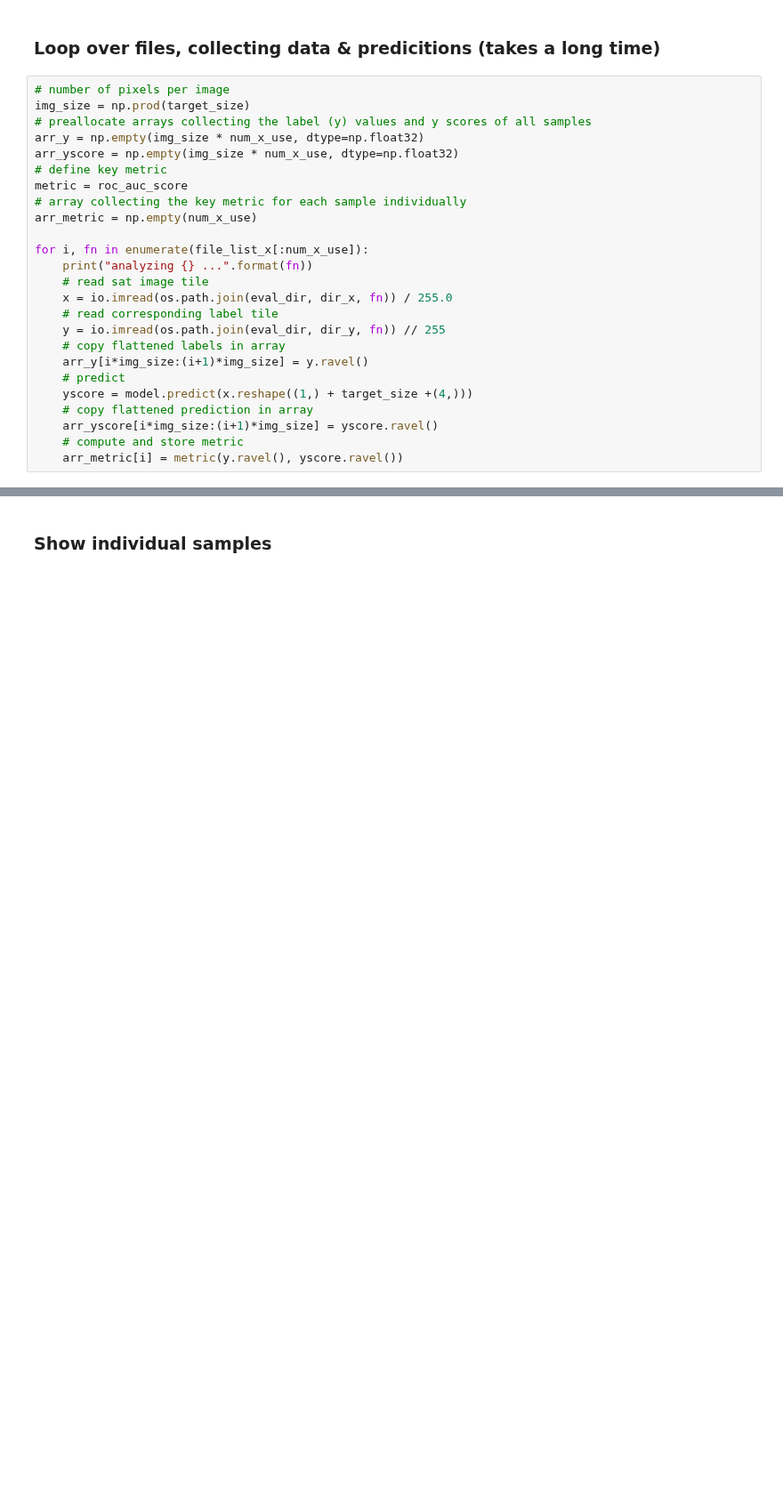
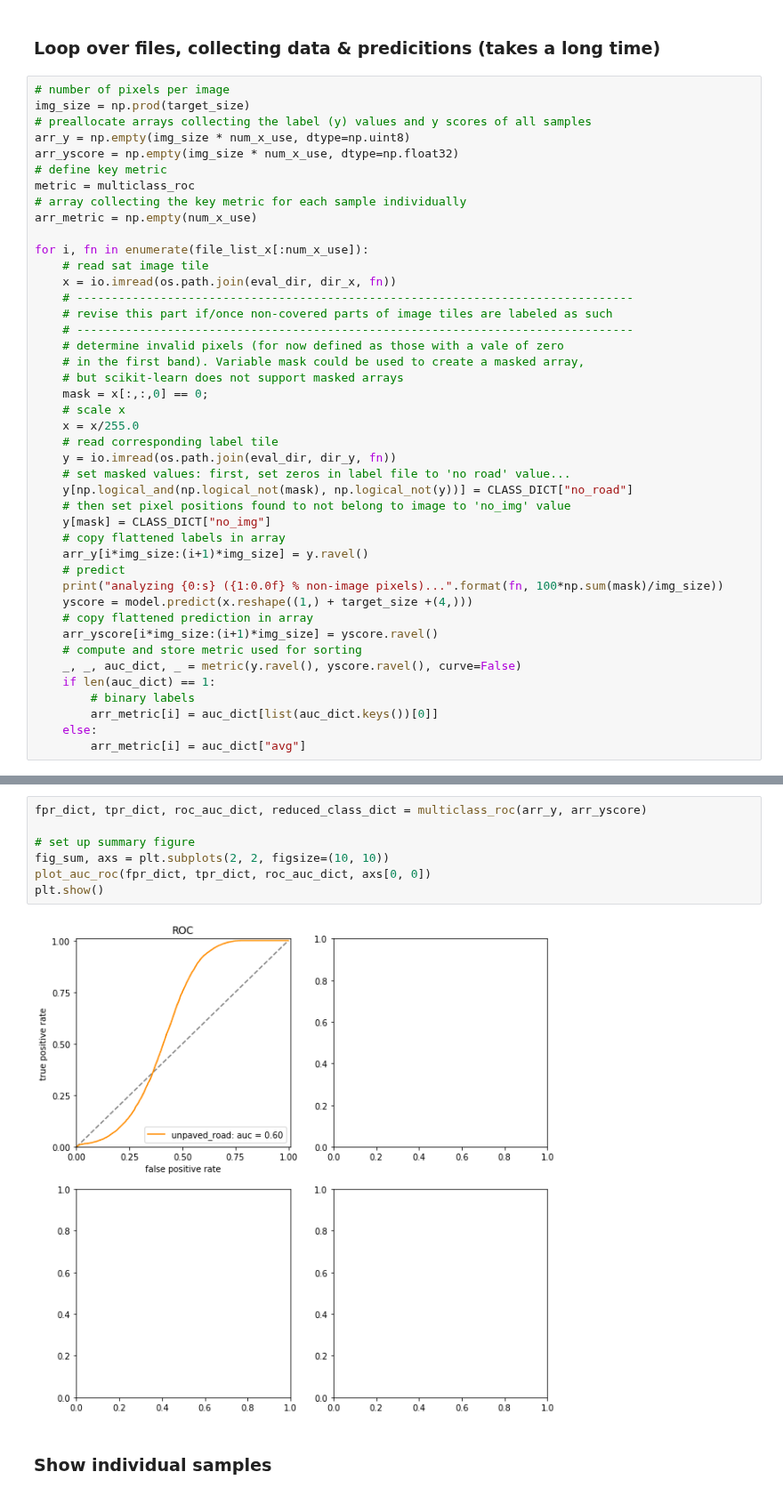
Before and after one commit to BerlinRDT/roaddetection, a Jupyter notebook: notebooks/networks/analysis_network_results.ipynb, the cells around one changed output, grey strips where cells are left out. Shown at 89% size. Cells and saved outputs as stored; diff of their text form; blank space fills up the shorter version.

```diff
--- a/notebooks/networks/analysis_network_results.ipynb
+++ b/notebooks/networks/analysis_network_results.ipynb
@@ -90,25 +185,43 @@ model = load_model(trained_model_fn, custom_objects=custom_objects)
 # number of pixels per image
 img_size = np.prod(target_size)
 # preallocate arrays collecting the label (y) values and y scores of all samples
-arr_y = np.empty(img_size * num_x_use, dtype=np.float32)
+arr_y = np.empty(img_size * num_x_use, dtype=np.uint8)
 arr_yscore = np.empty(img_size * num_x_use, dtype=np.float32)
 # define key metric
-metric = roc_auc_score
+metric = multiclass_roc
 # array collecting the key metric for each sample individually
 arr_metric = np.empty(num_x_use)
 
 for i, fn in enumerate(file_list_x[:num_x_use]):
-    print("analyzing {} ...".format(fn))
     # read sat image tile
-    x = io.imread(os.path.join(eval_dir, dir_x, fn)) / 255.0
+    x = io.imread(os.path.join(eval_dir, dir_x, fn))
+    # --------------------------------------------------------------------------------
+    # revise this part if/once non-covered parts of image tiles are labeled as such
+    # --------------------------------------------------------------------------------
+    # determine invalid pixels (for now defined as those with a vale of zero
+    # in the first band). Variable mask could be used to create a masked array,
+    # but scikit-learn does not support masked arrays
+    mask = x[:,:,0] == 0;
+    # scale x
+    x = x/255.0
     # read corresponding label tile
-    y = io.imread(os.path.join(eval_dir, dir_y, fn)) // 255
+    y = io.imread(os.path.join(eval_dir, dir_y, fn))
+    # set masked values: first, set zeros in label file to 'no road' value...
+    y[np.logical_and(np.logical_not(mask), np.logical_not(y))] = CLASS_DICT["no_road"]
+    # then set pixel positions found to not belong to image to 'no_img' value
+    y[mask] = CLASS_DICT["no_img"]
     # copy flattened labels in array
     arr_y[i*img_size:(i+1)*img_size] = y.ravel()
     # predict
+    print("analyzing {0:s} ({1:0.0f} % non-image pixels)...".format(fn, 100*np.sum(mask)/img_size))
     yscore = model.predict(x.reshape((1,) + target_size +(4,)))
     # copy flattened prediction in array
     arr_yscore[i*img_size:(i+1)*img_size] = yscore.ravel()
-    # compute and store metric
-    arr_metric[i] = metric(y.ravel(), yscore.ravel())
+    # compute and store metric used for sorting
+    _, _, auc_dict, _ = metric(y.ravel(), yscore.ravel(), curve=False)
+    if len(auc_dict) == 1:
+        # binary labels
+        arr_metric[i] = auc_dict[list(auc_dict.keys())[0]]
+    else:
+        arr_metric[i] = auc_dict["avg"]
 # %% [output]
@@ -158,3 +251,12 @@ plt.show()
+# %%
+fpr_dict, tpr_dict, roc_auc_dict, reduced_class_dict = multiclass_roc(arr_y, arr_yscore)
+
+# set up summary figure
+fig_sum, axs = plt.subplots(2, 2, figsize=(10, 10))
+plot_auc_roc(fpr_dict, tpr_dict, roc_auc_dict, axs[0, 0])
+plt.show()
+# %% [output]
+[figure, added]
 # %% [markdown]
 ### Show individual samples
 # %%
```
Also changed, not shown: parts of 18 cells of this notebook.
